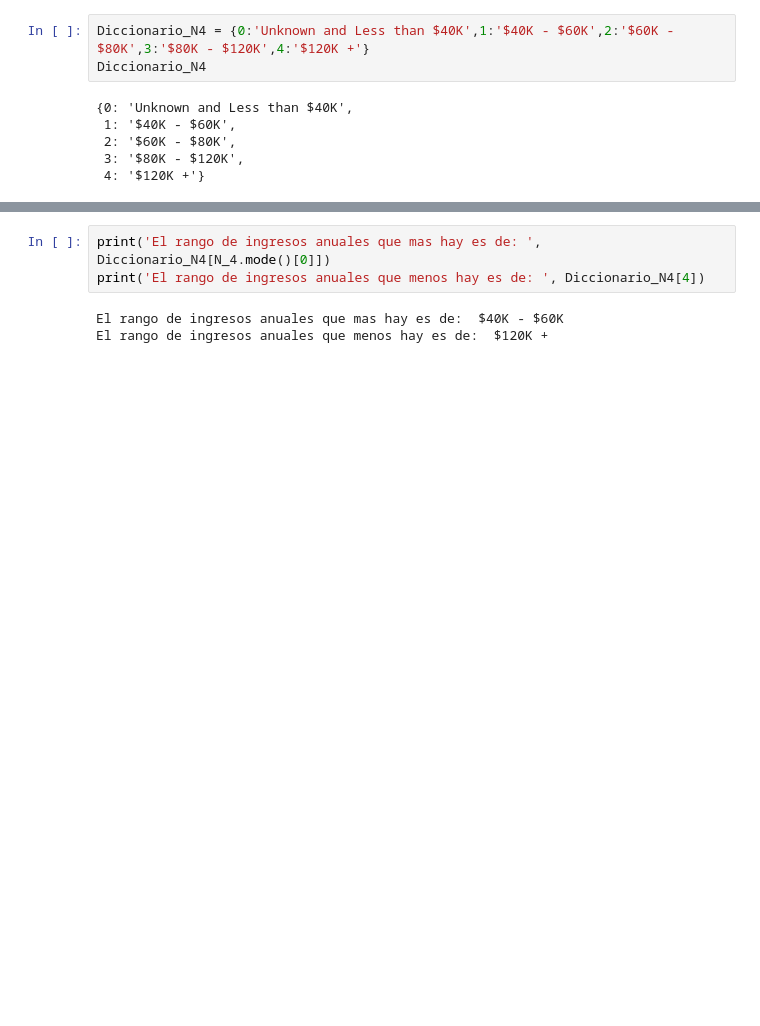
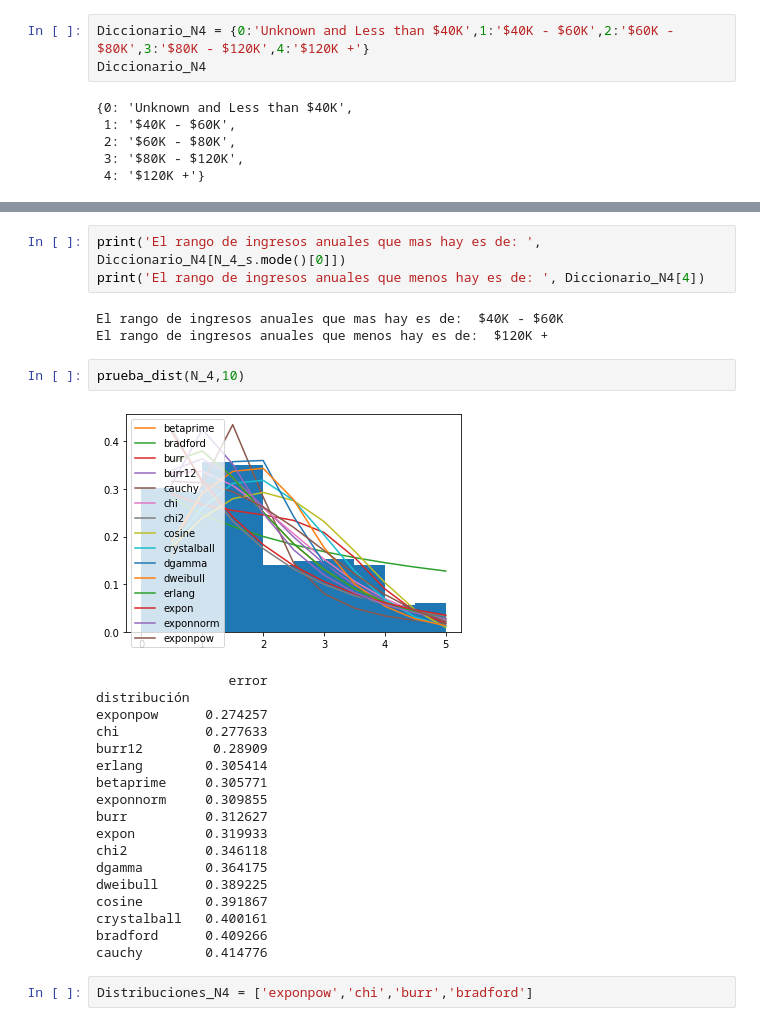
Before and after one commit to IvanArellanoRuelas/ProyectoModulo1_ArellanoI_LafargaI, a Jupyter notebook: ProyectoModulo2_Arellano_Lafarga.ipynb, the cells around one changed output, grey strips where cells are left out. Cells and saved outputs as stored; diff of their text form; blank space fills up the shorter version.

```diff
--- a/ProyectoModulo2_Arellano_Lafarga.ipynb
+++ b/ProyectoModulo2_Arellano_Lafarga.ipynb
@@ -860,6 +881,29 @@ plt.show();
 # %%
-print('El rango de ingresos anuales que mas hay es de: ', Diccionario_N4[N_4.mode()[0]])
+print('El rango de ingresos anuales que mas hay es de: ', Diccionario_N4[N_4_s.mode()[0]])
 print('El rango de ingresos anuales que menos hay es de: ', Diccionario_N4[4])
 # %% [output]
 El rango de ingresos anuales que mas hay es de:  $40K - $60K
 El rango de ingresos anuales que menos hay es de:  $120K +
+# %%
+prueba_dist(N_4,10)
+# %% [output]
+[figure, added]
+                 error
+distribución
+exponpow      0.274257
+chi           0.277633
+burr12         0.28909
+erlang        0.305414
+betaprime     0.305771
+exponnorm     0.309855
+burr          0.312627
+expon         0.319933
+chi2          0.346118
+dgamma        0.364175
+dweibull      0.389225
+cosine        0.391867
+crystalball   0.400161
+bradford      0.409266
+cauchy        0.414776
+# %%
+Distribuciones_N4 = ['exponpow','chi','burr','bradford']
```
Also changed, not shown: parts of 25 cells of this notebook, 1 other file.
